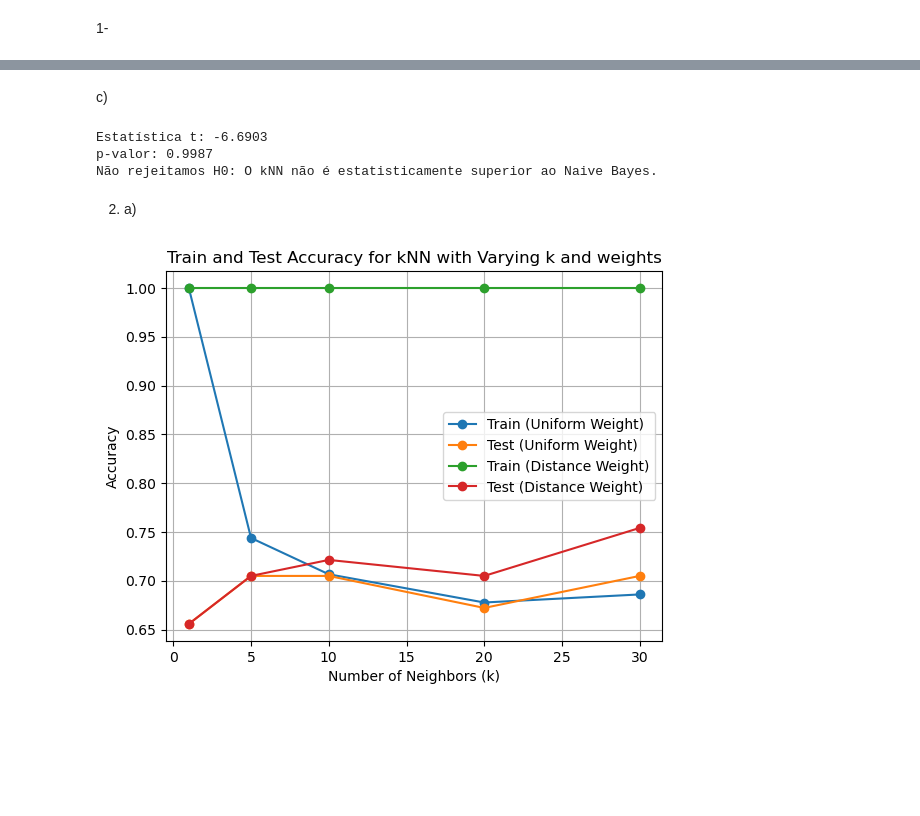
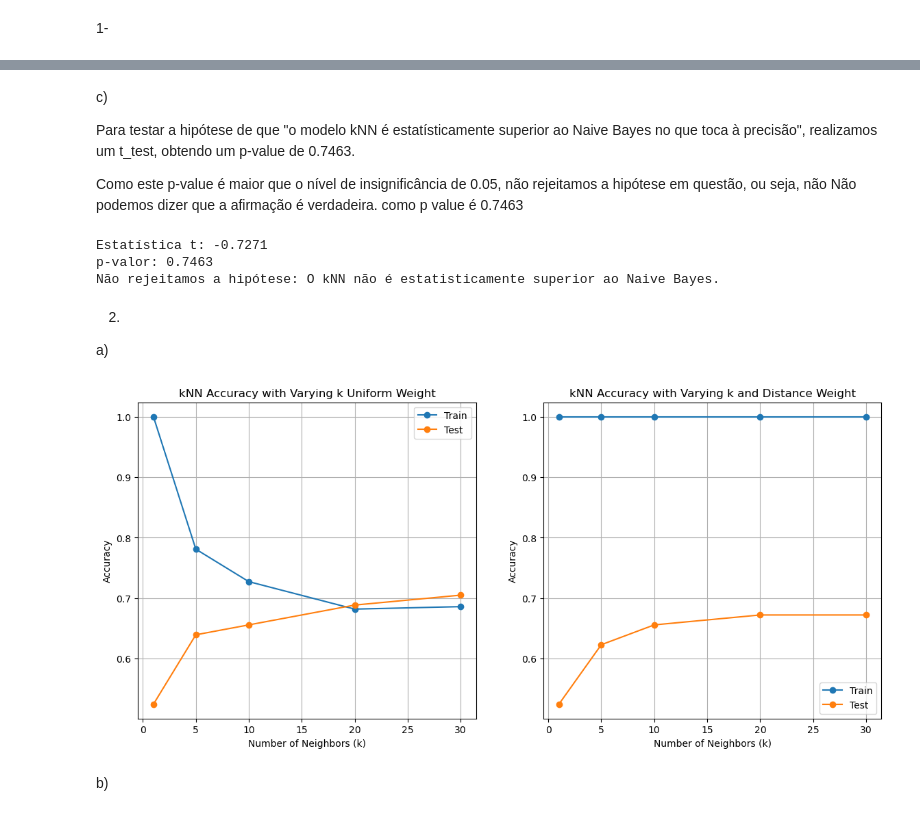
Before and after one commit to tiago-gsantos/ist-apren-proj2, a Jupyter notebook: programming.ipynb, the cells around one changed output, grey strips where cells are left out. Drawn from its saved outputs; the diff is of its cells as text; code cells hidden in the pictures; blank space fills up the shorter version.

```diff
--- a/programming.ipynb
+++ b/programming.ipynb
@@ -118,10 +97,15 @@ Precisão média do modelo Naive Bayes: 0.8350
-# %% [markdown]
-c)
+# %% [markdown]
+c)
+
+Para testar a hipótese de que "o modelo kNN é estatísticamente superior ao Naive Bayes no que toca à precisão", realizamos um t_test, obtendo um p-value de 0.7463.
+
+Como este p-value é maior que o nível de insignificância de 0.05, não rejeitamos a hipótese em questão, ou seja, não
+ Não podemos dizer que a afirmação é verdadeira. como p value é 0.7463
 # %%
 from scipy.stats import ttest_rel
 
 # Realizar o teste t
-stat, p_value = ttest_rel(kNN_accuracies, naive_bayes_accuracies, alternative='greater')
+stat, p_value = ttest_rel(kNN_accuracies_minmax, naive_bayes_accuracies_minmax, alternative='greater')
 
 # Imprimir o resultado do p-value
 print(f'Estatística t: {stat:.4f}')
@@ -131,62 +115,69 @@ print(f'p-valor: {p_value:.4f}')
 alpha = 0.05
 
 if p_value < alpha:
-    print("Rejeitamos H0: O kNN é estatisticamente superior ao Naive Bayes.")
+    print("Rejeitamos a hipótese")
 else:
-    print("Não rejeitamos H0: O kNN não é estatisticamente superior ao Naive Bayes.")
+    print("Não rejeitamos a hipótese")
 # %% [output]
-Estatística t: -6.6903
-p-valor: 0.9987
-Não rejeitamos H0: O kNN não é estatisticamente superior ao Naive Bayes.
+Estatística t: -0.7271
+p-valor: 0.7463
+Não rejeitamos a hipótese: O kNN não é estatisticamente superior ao Naive Bayes.
 # %% [markdown]
 2.
-    a)
+
+a)
 # %%
 import pandas as pd
 from sklearn.model_selection import train_test_split
 from sklearn.neighbors import KNeighborsClassifier
 import matplotlib.pyplot as plt
 
-data = pd.read_csv("heart-disease.csv")
-
-#Separar as features e o target
-x = data.drop(columns=['target'])
-y = data['target']
-
 # Dividir em conjunto de treino e teste (80-20)
-x_train, x_test, y_train, y_test = train_test_split(x, y, test_size=0.2, random_state=0, stratify=y)
+x_train, x_test, y_train, y_test = train_test_split(x, y, test_size=0.2, random_state=0)
 
 k_values = [1, 5, 10, 20, 30]
 
 train_accuracy_uniform = []
 test_accuracy_uniform = []
 train_accuracy_distance = []
 test_accuracy_distance = []
 
 # Treinar o kNN para cada valor de k
 for k in k_values:
     # pesos uniformes
     knn_uniform = KNeighborsClassifier(n_neighbors=k, weights='uniform')
     knn_uniform.fit(x_train, y_train)
     train_accuracy_uniform.append(knn_uniform.score(x_train, y_train))
     test_accuracy_uniform.append(knn_uniform.score(x_test, y_test))
 
     # pesos por distância
     knn_distance = KNeighborsClassifier(n_neighbors=k, weights='distance')
     knn_distance.fit(x_train, y_train)
     train_accuracy_distance.append(knn_distance.score(x_train, y_train))
     test_accuracy_distance.append(knn_distance.score(x_test, y_test))
 
-plt.plot(k_values, train_accuracy_uniform, label='Train (Uniform Weight)', marker='o')
-plt.plot(k_values, test_accuracy_uniform, label='Test (Uniform Weight)', marker='o')
-plt.plot(k_values, train_accuracy_distance, label='Train (Distance Weight)', marker='o')
-plt.plot(k_values, test_accuracy_distance, label='Test (Distance Weight)', marker='o')
+plt.figure(figsize=(14, 6))
 
+plt.subplot(1, 2, 1)
+plt.plot(k_values, train_accuracy_uniform, label='Train', marker='o')
+plt.plot(k_values, test_accuracy_uniform, label='Test', marker='o')
 plt.xlabel('Number of Neighbors (k)')
 plt.ylabel('Accuracy')
-plt.title('Train and Test Accuracy for kNN with Varying k and weights')
+plt.title('kNN Accuracy with Varying k Uniform Weight')
 plt.legend()
 plt.grid(True)
+
+plt.subplot(1, 2, 2)
+plt.plot(k_values, train_accuracy_distance, label='Train', marker='o')
+plt.plot(k_values, test_accuracy_distance, label='Test', marker='o')
+plt.xlabel('Number of Neighbors (k)')
+plt.ylabel('Accuracy')
+plt.title('kNN Accuracy with Varying k and Distance Weight')
+plt.legend()
+plt.grid(True)
+
 plt.show()
 # %% [output]
-[figure, old version]
+[figure, new version]
+# %% [markdown]
+b)
```
Also changed, not shown: parts of 7 cells of this notebook.
